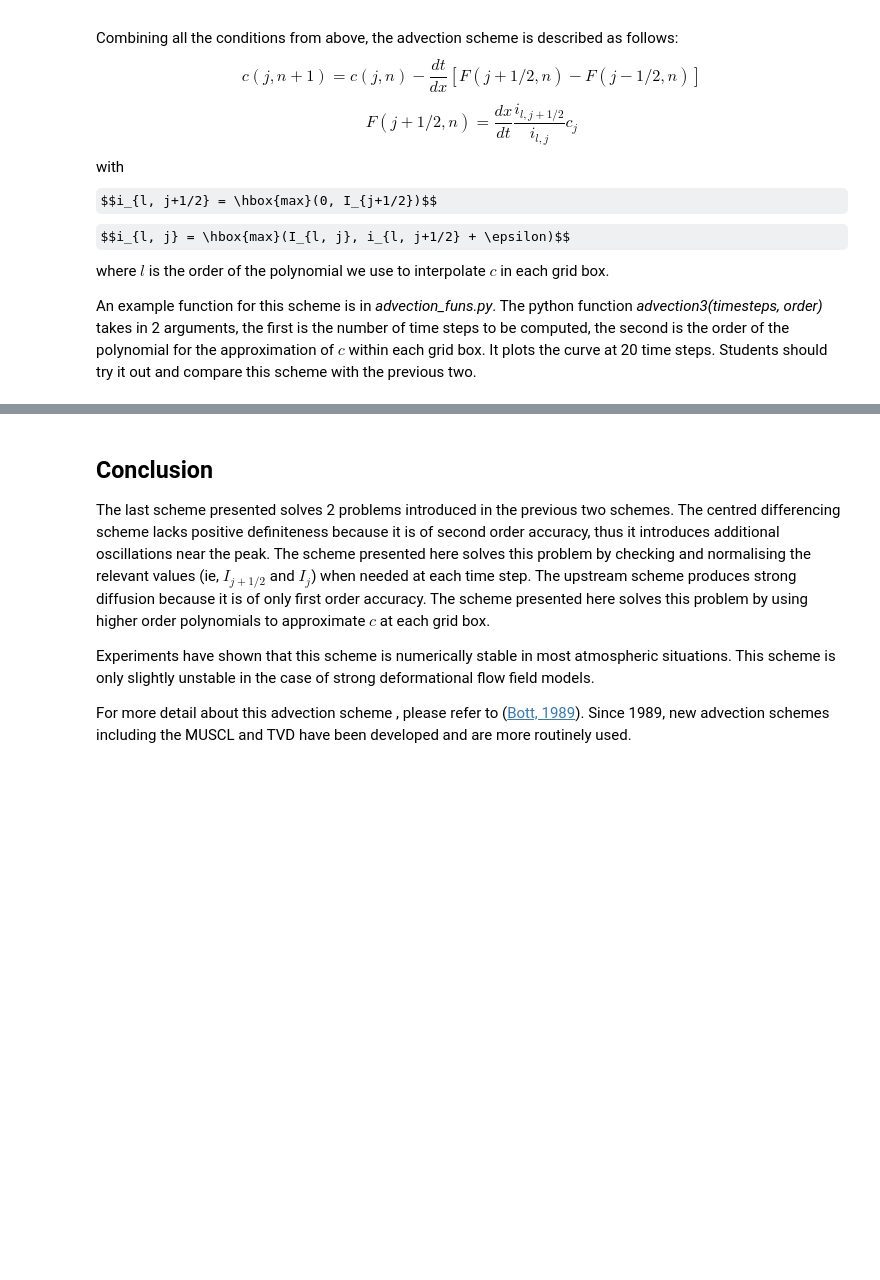
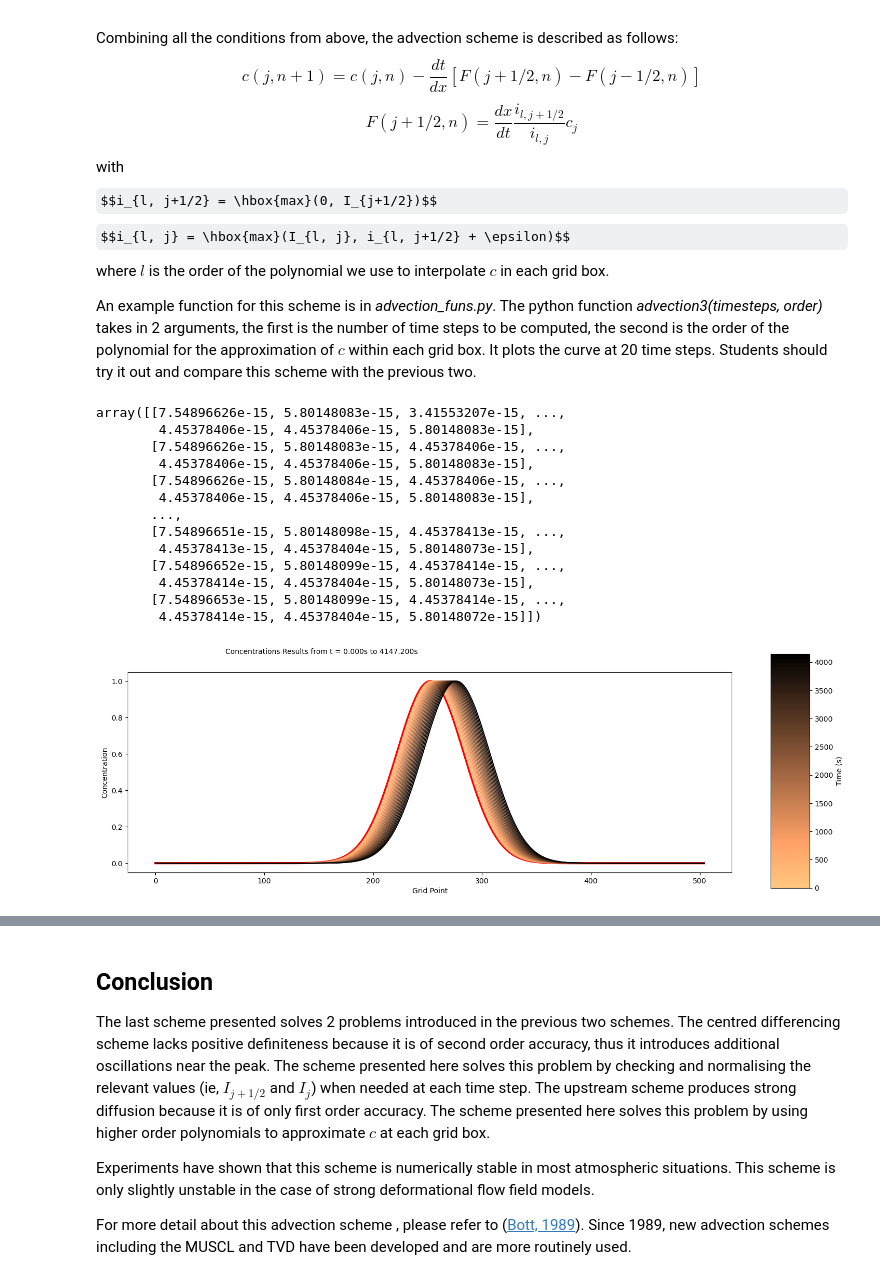
Before and after one commit to nicduboc/numeric_2024, a Jupyter notebook: notebooks/lab10/duboc-lab10.ipynb, the cells around one changed output, grey strips where cells are left out. Saved outputs shown, nothing was run; the diff lists cells and outputs as text; code cells hidden in the pictures; some formulas as TeX source; blank space fills up the shorter version.

```diff
--- a/notebooks/lab10/duboc-lab10.ipynb
+++ b/notebooks/lab10/duboc-lab10.ipynb
@@ -418,3 +418,20 @@ the number of time steps to be computed, the second is the order of the
 polynomial for the approximation of $c$ within each grid box. It plots the curve at 20 time steps.
 Students should try it out and compare this scheme with the previous
 two.
+# %%
+afs.advection3(60, 1, lab_example=False)
+# %% [output]
+array([[7.54896626e-15, 5.80148083e-15, 3.41553207e-15, ...,
+        4.45378406e-15, 4.45378406e-15, 5.80148083e-15],
+       [7.54896626e-15, 5.80148083e-15, 4.45378406e-15, ...,
+        4.45378406e-15, 4.45378406e-15, 5.80148083e-15],
+       [7.54896626e-15, 5.80148084e-15, 4.45378406e-15, ...,
+        4.45378406e-15, 4.45378406e-15, 5.80148083e-15],
+       ...,
+       [7.54896651e-15, 5.80148098e-15, 4.45378413e-15, ...,
+        4.45378413e-15, 4.45378404e-15, 5.80148073e-15],
+       [7.54896652e-15, 5.80148099e-15, 4.45378414e-15, ...,
+        4.45378414e-15, 4.45378404e-15, 5.80148073e-15],
+       [7.54896653e-15, 5.80148099e-15, 4.45378414e-15, ...,
+        4.45378414e-15, 4.45378404e-15, 5.80148072e-15]])
+[figure, added]
```
Also changed, not shown: parts of 3 cells of this notebook, 1 other file.
